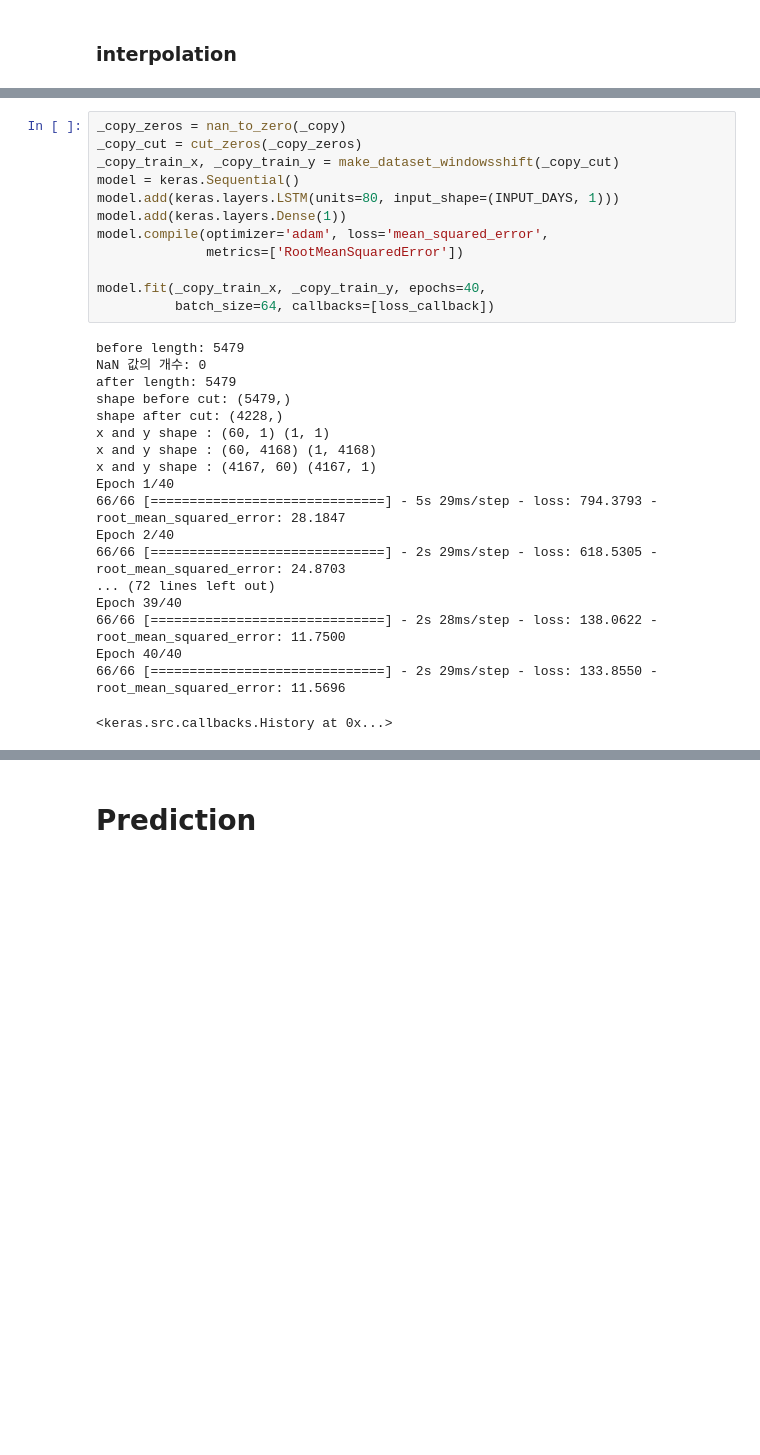
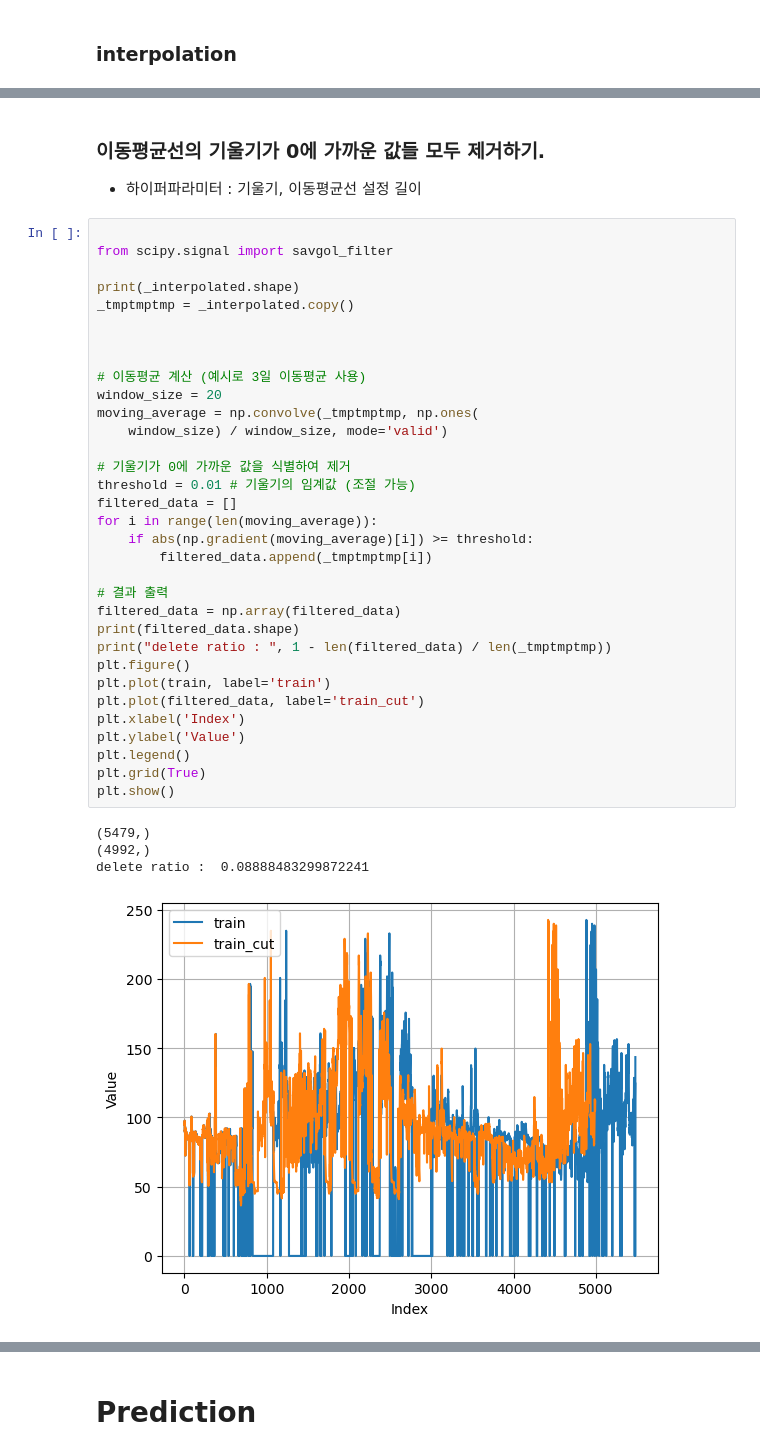
Before and after one commit to jiho264/solarAI, a Jupyter notebook: addinteroplation.ipynb, the cells around one changed output, grey strips where cells are left out. Cells and saved outputs as stored; diff of their text form; blank space fills up the shorter version.

```diff
--- a/addinteroplation.ipynb
+++ b/addinteroplation.ipynb
@@ -171,31 +225,41 @@ plt.show()
-# %%
-_copy_zeros = nan_to_zero(_copy)
-_copy_cut = cut_zeros(_copy_zeros)
-_copy_train_x, _copy_train_y = make_dataset_windowsshift(_copy_cut)
-model = keras.Sequential()
-model.add(keras.layers.LSTM(units=80, input_shape=(INPUT_DAYS, 1)))
-model.add(keras.layers.Dense(1))
-model.compile(optimizer='adam', loss='mean_squared_error',
-              metrics=['RootMeanSquaredError'])
-
-model.fit(_copy_train_x, _copy_train_y, epochs=40,
-          batch_size=64, callbacks=[loss_callback])
-# %% [output]
-before length: 5479
-NaN 값의 개수: 0
-after length: 5479
-shape before cut: (5479,)
-shape after cut: (4228,)
-x and y shape : (60, 1) (1, 1)
-x and y shape : (60, 4168) (1, 4168)
-x and y shape : (4167, 60) (4167, 1)
-Epoch 1/40
-66/66 [==============================] - 5s 29ms/step - loss: 794.3793 - root_mean_squared_error: 28.1847
-Epoch 2/40
-66/66 [==============================] - 2s 29ms/step - loss: 618.5305 - root_mean_squared_error: 24.8703
-... (72 lines left out)
-Epoch 39/40
-66/66 [==============================] - 2s 28ms/step - loss: 138.0622 - root_mean_squared_error: 11.7500
-Epoch 40/40
-66/66 [==============================] - 2s 29ms/step - loss: 133.8550 - root_mean_squared_error: 11.5696
-<keras.src.callbacks.History at 0x...>
+# %% [markdown]
+### 이동평균선의 기울기가 0에 가까운 값들 모두 제거하기.
+- 하이퍼파라미터 : 기울기, 이동평균선 설정 길이
+# %%
+
+from scipy.signal import savgol_filter
+
+print(_interpolated.shape)
+_tmptmptmp = _interpolated.copy()
+
+
+
+# 이동평균 계산 (예시로 3일 이동평균 사용)
+window_size = 20
+moving_average = np.convolve(_tmptmptmp, np.ones(
+    window_size) / window_size, mode='valid')
+
+# 기울기가 0에 가까운 값을 식별하여 제거
+threshold = 0.01 # 기울기의 임계값 (조절 가능)
+filtered_data = []
+for i in range(len(moving_average)):
+    if abs(np.gradient(moving_average)[i]) >= threshold:
+        filtered_data.append(_tmptmptmp[i])
+
+# 결과 출력
+filtered_data = np.array(filtered_data)
+print(filtered_data.shape)
+print("delete ratio : ", 1 - len(filtered_data) / len(_tmptmptmp))
+plt.figure()
+plt.plot(train, label='train')
+plt.plot(filtered_data, label='train_cut')
+plt.xlabel('Index')
+plt.ylabel('Value')
+plt.legend()
+plt.grid(True)
+plt.show()
+# %% [output]
+(5479,)
+(4992,)
+delete ratio :  0.08888483299872241
+[figure, added]
```
Also changed, not shown: parts of 18 cells of this notebook.
